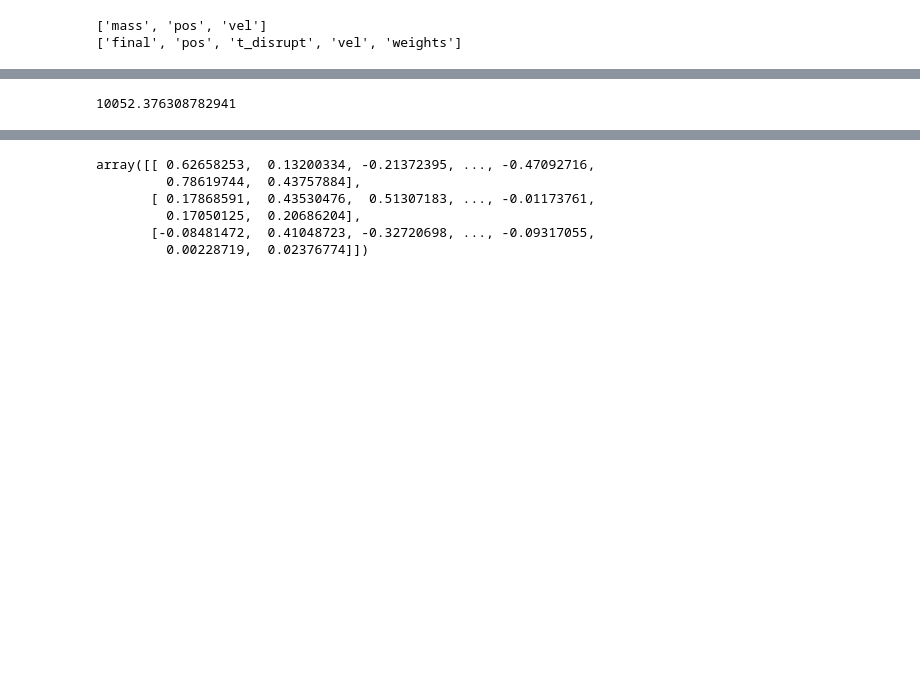
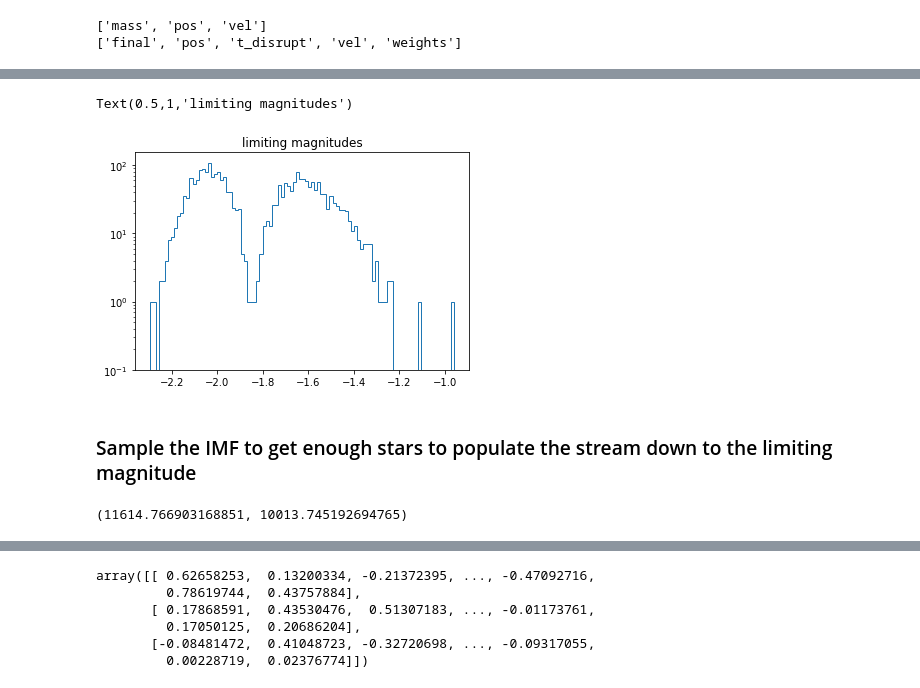
Before and after one commit to andersdot/mockstreams, a Jupyter notebook: sph_iso demo.ipynb, the cells around one changed output, grey strips where cells are left out. Drawn from its saved outputs; the diff is of its cells as text; code cells hidden in the pictures; blank space fills up the shorter version.

```diff
--- a/sph_iso demo.ipynb
+++ b/sph_iso demo.ipynb
@@ -96,0 +138,3 @@ len(probabilities)
+# %%
+gaiaMagLimit = 17*u.mag
+limitingObsMag = gaiaMagLimit - coord.Distance(streamDistancefromEarth*u.kpc).distmod
@@ -97,2 +147,8 @@ len(probabilities)
+# %%
+plt.hist(limitingObsMag.value, log=True, histtype='step', bins=100)
+plt.title('limiting magnitudes')
+# %% [output]
+Text(0.5,1,'limiting magnitudes')
+[figure, added]
 # %%
 n = len(probabilities)
@@ -102,6 +156,8 @@ import imf
+# %% [markdown]
+### Sample the IMF to get enough stars to populate the stream down to the limiting magnitude
 # %%
 k01 = imf.Kroupa2001()
 # %%
-np.sum(k01.random(25000))
+np.sum(k01.random(30000)), np.sum(f[ind + '/weights'].value)
 # %% [output]
-10052.376308782941
+(11614.766903168851, 10013.745192694765)
```
Also changed, not shown: parts of 37 cells of this notebook, 1 other file.
